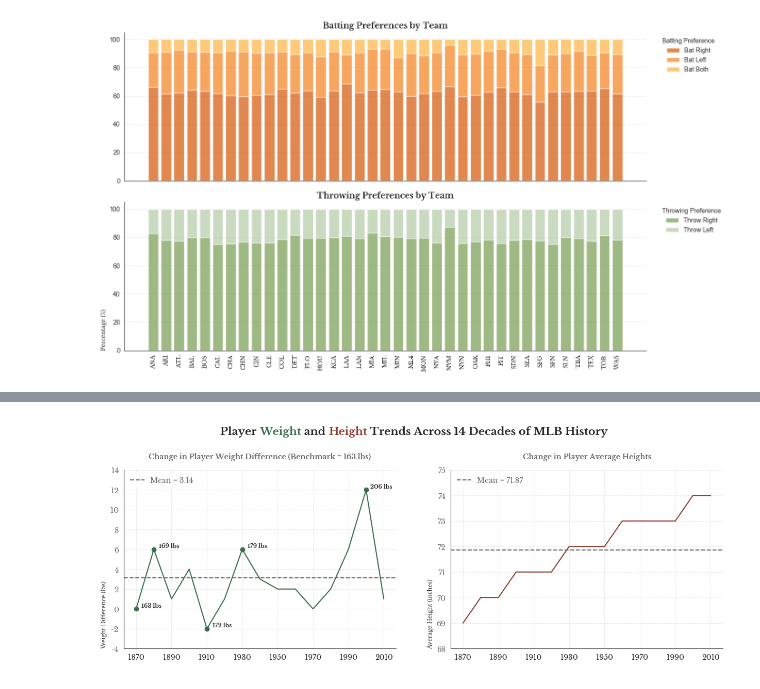
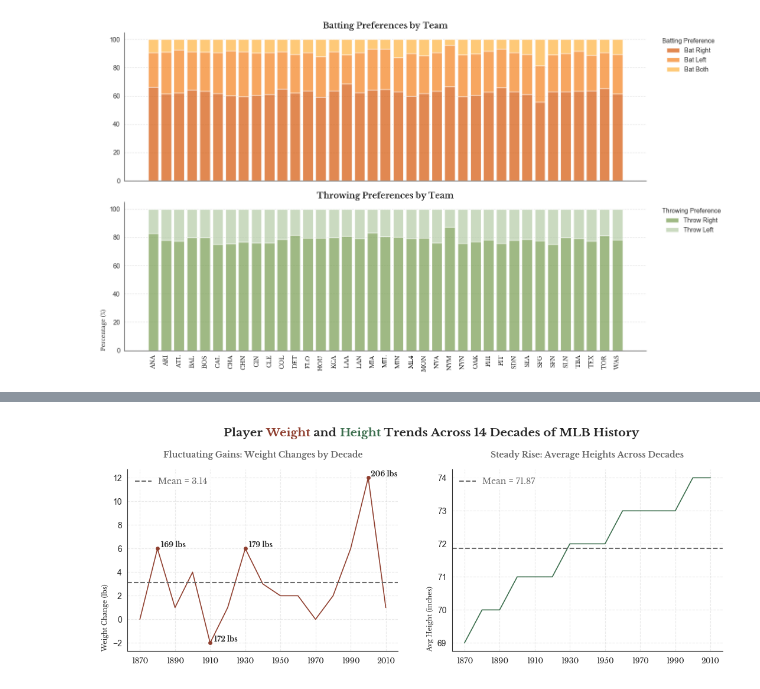
Before and after one commit to shree131/mlb-player-analytics, a Jupyter notebook: NoteBooks/MLB Players Analysis.ipynb, the cells around one changed output, grey strips where cells are left out. Saved outputs shown, nothing was run; the diff lists cells and outputs as text; code cells hidden in the pictures.

```diff
--- a/NoteBooks/MLB Players Analysis.ipynb
+++ b/NoteBooks/MLB Players Analysis.ipynb
@@ -707,14 +757,14 @@ Before visualizing, We generate the frequency distribution of teams reaching \$1
 # %%
-# Calculate frequency of first $1B milestones by year
+# Count teams per year
 df_year_count = df_one_billion_threshold['yr_1_bil'].value_counts().sort_index()
 
-# Identify early spenders
+# Identify early high-spenders
 early_spenders = df_one_billion_threshold[df_one_billion_threshold['yr_1_bil'] <= 2007]
 early_spenders_jittered = early_spenders.copy()
 
-# Apply small manual y-offsets to overlapping points
+# Add jitter for overlapping labels
 overlapping_teams = ['SEA', 'SFN', 'TEX']
-offsets = [-0.0025, 0, 0.0025]  # Slight manual jitter
+offsets = [-0.003, 0, 0.003]
 for team, offset in zip(overlapping_teams, offsets):
     early_spenders_jittered.loc[early_spenders_jittered['teamid'] == team, 'cumulative_sum_in_bil'] += offset
 # %% [markdown]
@@ -1201,55 +1255,44 @@ df_summary_stats.loc[['mean', '25%', '50%', '75%', 'min', 'max']]
 # %%
-# Setup
-fig, axes = plt.subplots(1, 2, figsize=(15, 4.5))
-color_map = [palette_core["highlight_green"], palette_core["primary_dark"]]
+fig, axes = plt.subplots(1, 2, figsize=(13, 4))
+color_map = [palette_core["primary_dark"], palette_core["highlight_green"]]
 
-#[palette_qualitative[12], palette_qualitative[3], palette_qualitative[13]]
+# Map details for height and weight plots
+col_map = {0: "weight_diff", 1: "avg_height_inches"}
+ylabel_map = {0: "Weight Change (lbs)", 1: "Avg Height (inches)"}
+title_map = {0: "Fluctuating Gains: Weight Changes by Decade", 1: "Steady Rise: Average Heights Across Decades"}
+highlight_decades = [1870, 1880, 1910, 1930, 2000]
 
-# Define column-to-label mapping
-col_map = {0: "weight_diff", 1: "avg_height_inches"}
-ylabel_map = {0: "Weight Difference (lbs)", 1: "Average Height (inches)"}
-title_map = {0: "Change in Player Weight Difference (Benchmark = 163 lbs)", 1: "Change in Player Average Heights"}
-
-# Decades to annotate
-annote_decades = [1870, 1880, 1910, 1930, 2000]
-
-# Loop through the two line plots
+# Plot height and weight trends side by side
 for i, ax in zip(range(2), axes):
     col = col_map[i]
     color = color_map[i]
     mean_val = round(df_height_weight_stats[col].mean(), 2)
 
-    # Lineplot
-    sns.lineplot(data=df_height_weight_stats.fillna(0), x="decade", y=col, ax=ax, color=color, linewidth=1.5)
+    sns.lineplot(data=df_height_weight_stats.fillna(0), x="decade", y=col, ax=ax, color=color, linewidth=1.2)
     ax.axhline(mean_val, color=palette_core["secondary_gray"], linestyle="--", label=f"Mean = {mean_val}")
 
-    # Annotate select decades (only for weight)
+    # Value labels
     if col == "weight_diff":
-        for _, row in df_height_weight_stats[df_height_weight_stats["decade"].isin(annote_decades)].fillna(0).iterrows():
-            ax.text(row["decade"] + 8.5, row[col], f"{int(row['avg_weight_lbs'])} lbs",
-                    ha="center", va="bottom", fontproperties=font_bold, fontsize=8)
-            ax.scatter(row["decade"], row[col], color=color)
+        for _, row in df_height_weight_stats[df_height_weight_stats["decade"].isin(highlight_decades)].iterrows():
+            ax.text(row["decade"] + 9, row[col], f"{int(row['avg_weight_lbs'])} lbs",
+                    ha="center", va="bottom", fontproperties=font_bold, fontsize=8.5)
+            ax.scatter(row["decade"], row[col], s=15, color=color)
 
-    # Axes settings
     ax.set_xticks(range(1870, 2020, 20))
-    ax.set_xticklabels(range(1870, 2020, 20), fontproperties=font_regular, fontsize=10)
-    ax.set_yticks(ax.get_yticks())
-    ax.set_yticklabels([int(t) for t in ax.get_yticks()], fontproperties=font_regular, fontsize=10, color="dimgray")
-
-
+    ax.set_xticklabels(range(1870, 2020, 20), fontproperties=font_regular, fontsize=9)
     ax.set_xlabel("")
     ax.set_ylabel(ylabel_map[i], fontproperties=font_regular, fontsize=8, loc="bottom")
-    ax.set_title(title_map[i], color="dimgray", fontsize=11, font=font_bold, loc="center", pad=15)
+    ax.set_title(title_map[i], fontsize=11, font=font_bold, color="dimgray", pad=15)
     ax.grid(True, linestyle="--", alpha=0.4)
-    ax.legend(loc="upper left", edgecolor="white", fontsize=7, prop=font_regular, labelcolor="dimgray")
+    ax.legend(loc="upper left", fontsize=7, prop=font_regular, labelcolor="dimgray", edgecolor="white")
 
 # Title
 fig_text(
-    x=0.25, y=1.07, s="Player <Weight> and <Height> Trends Across 14 Decades of MLB History",
-    fontsize=15, fontproperties=font_bold,
+    x=0.25, y=1.06, s="Player <Weight> and <Height> Trends Across 14 Decades of MLB History",
+    fontsize=14, fontproperties=font_bold,
     highlight_textprops=[{"color": color_map[0]}, {"color": color_map[1]}]
 )
 
 plt.show()
 # %% [output]
-[figure, old version]
+[figure, new version]
```
Also changed, not shown: parts of 114 cells of this notebook, 2 other files.
